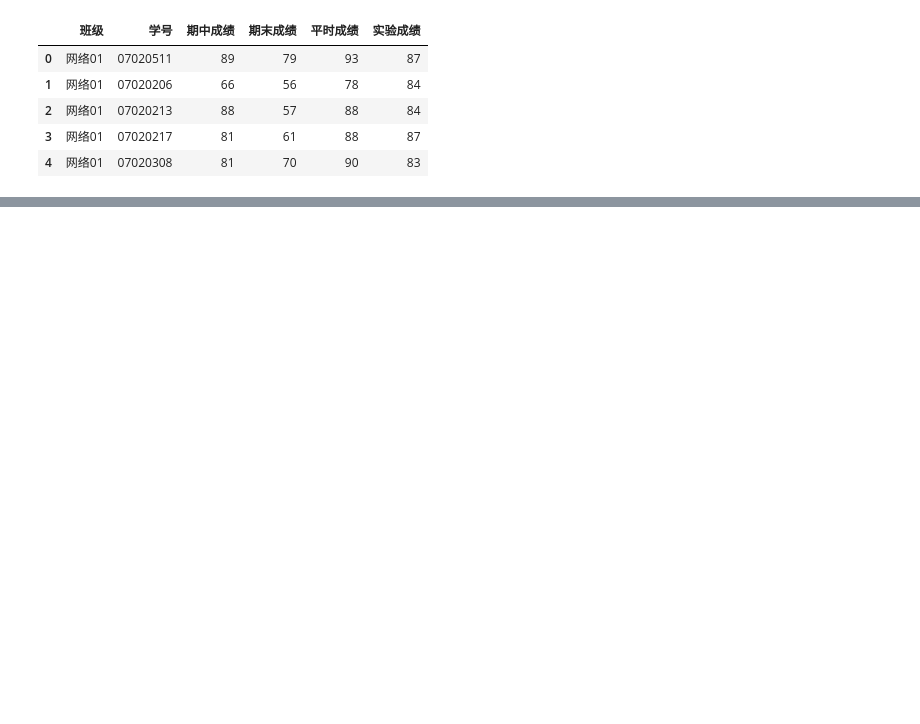
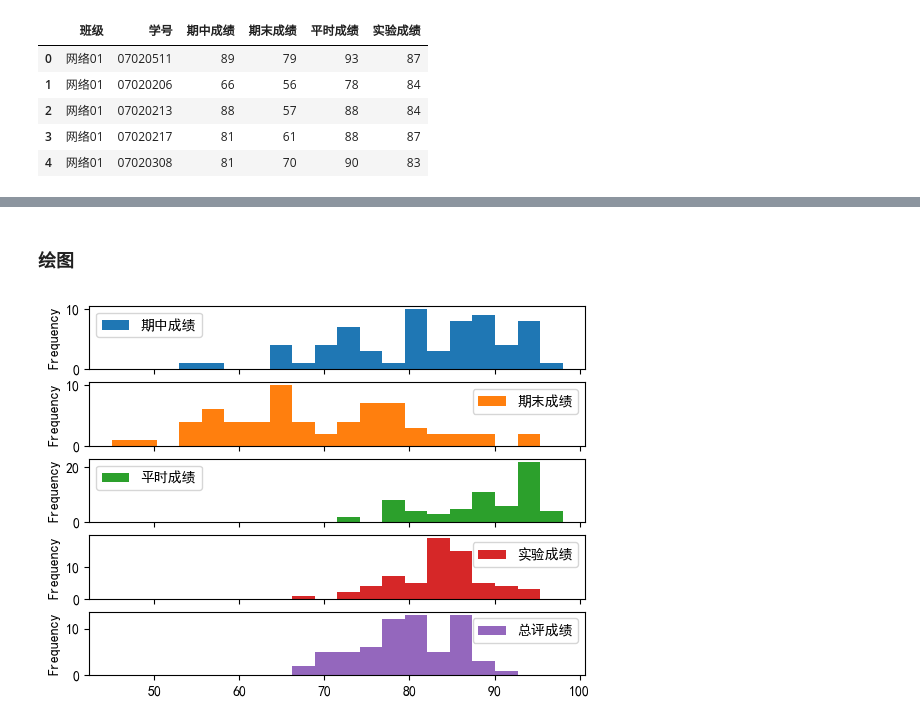
Before and after one commit to ldings/python, a Jupyter notebook: s3questions.ipynb, the cells around one changed output, grey strips where cells are left out. Cells and saved outputs as stored; diff of their text form; code cells hidden in the pictures; blank space fills up the shorter version.

```diff
--- a/s3questions.ipynb
+++ b/s3questions.ipynb
@@ -4,4 +4,7 @@
 import numpy as np
 import pandas as pd
 import matplotlib.pyplot as plt
+import seaborn as sns
+plt.rcParams['font.sans-serif'] = ['SimHei']
+plt.rcParams['axes.unicode_minus'] = False
 # %% [markdown]
@@ -30,0 +22,3 @@ marks.describe()
+# %%
+marks['总评成绩'] = (marks['期中成绩']*0.2 + marks['期末成绩']*0.3 + marks['平时成绩']*0.2 + marks['实验成绩']*0.3).round().astype(int)
+marks.head(5)
@@ -30,0 +32,4 @@ marks.describe()
+# %%
+marks['目标1'] = ((marks['平时成绩']*0.06 + marks['期中成绩']*0.14 + marks['期末成绩']*0.18 + marks['实验成绩']*0.12)/50).round(2)
+marks['目标2'] = ((marks['平时成绩']*0.14 + marks['期中成绩']*0.06 + marks['期末成绩']*0.12 + marks['实验成绩']*0.18)/50).round(2)
+marks.head(5)
@@ -30,0 +69,11 @@ marks.describe()
+# %%
+# 常用统计量
+cols = ['期中成绩', '期末成绩', '平时成绩', '实验成绩', '总评成绩']
+marks[cols].apply(['max', 'min', 'mean', 'std', 'median', 'kurt', 'skew'])
+
+# 正态分布峰度为0，偏度为0
+# 期中成绩：略低峰，左偏，高分较多，少量低分拉长了尾部
+# 期末成绩：低峰，略右偏，大部分成绩集中在中间或偏高的区域，接近正态分布
+# 平时成绩：明显低峰，明显左偏，大部分成绩很高
+# 实验成绩：高峰，略左偏，成绩集中在一个较高的分数附近，同时存在一些极端高分和极端低分
+# 总评成绩：略低峰，轻微左偏，多数成绩较高
@@ -30,0 +89,8 @@ marks.describe()
+# %% [markdown]
+### 绘图
+# %%
+# sns不支持subplots参数
+marks[cols].plot.hist(subplots=True, bins=20)
+plt.show()
+# %% [output]
+[figure, added]
```
Also changed, not shown: parts of 27 cells of this notebook.
